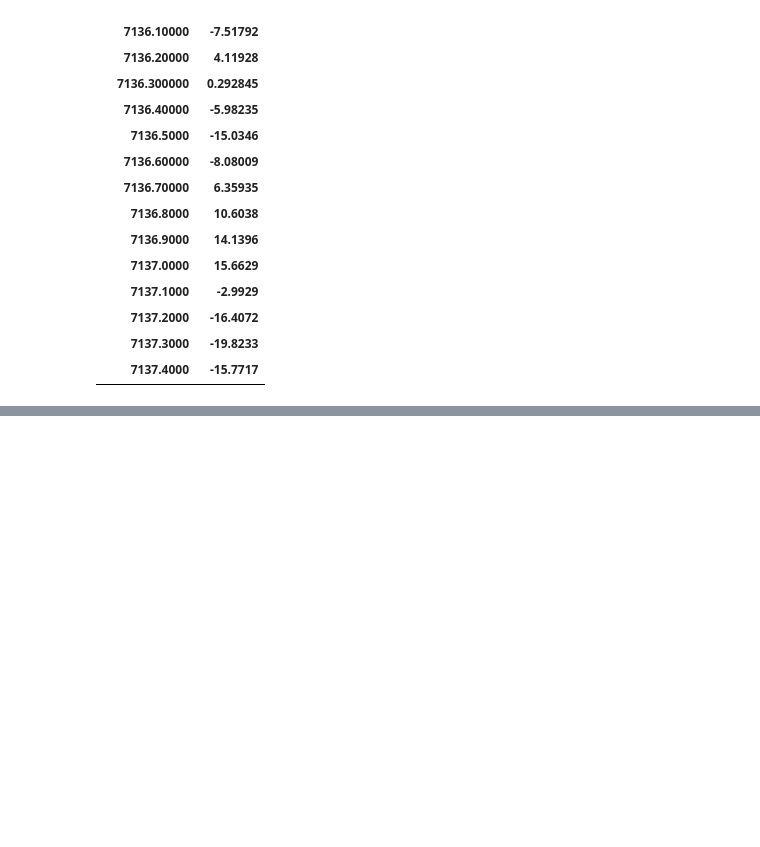
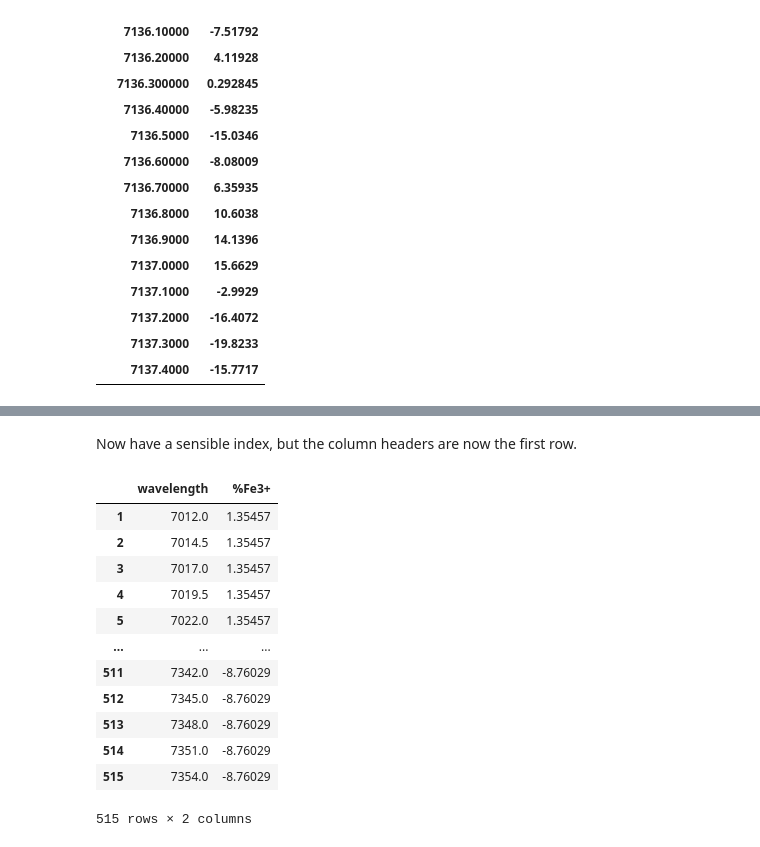
Before and after one commit to wd15/r-value-project, a Jupyter notebook: python_notebooks/evan.ipynb, the cells around one changed output, grey strips where cells are left out. Cells and saved outputs as stored; diff of their text form; code cells hidden in the pictures; blank space fills up the shorter version.

```diff
--- a/python_notebooks/evan.ipynb
+++ b/python_notebooks/evan.ipynb
@@ -808,0 +460,18 @@ pandas.read_csv('regression_model (1).csv').T.wavelength
+# %% [markdown]
+Now have a sensible index, but the column headers are now the first row.
+# %%
+pandas.read_csv('regression_model (1).csv', header=None, skiprows=1, index_col=0).T
+# %% [output]
+|  | wavelength | %Fe3+ |
+| 1 | 7012.0 | 1.35457 |
+| 2 | 7014.5 | 1.35457 |
+| 3 | 7017.0 | 1.35457 |
+| 4 | 7019.5 | 1.35457 |
+| 5 | 7022.0 | 1.35457 |
+| ... | ... | ... |
+| 511 | 7342.0 | -8.76029 |
+| 512 | 7345.0 | -8.76029 |
+| 513 | 7348.0 | -8.76029 |
+| 514 | 7351.0 | -8.76029 |
+| 515 | 7354.0 | -8.76029 |
+515 rows × 2 columns
```
Also changed, not shown: parts of 10 cells of this notebook.
